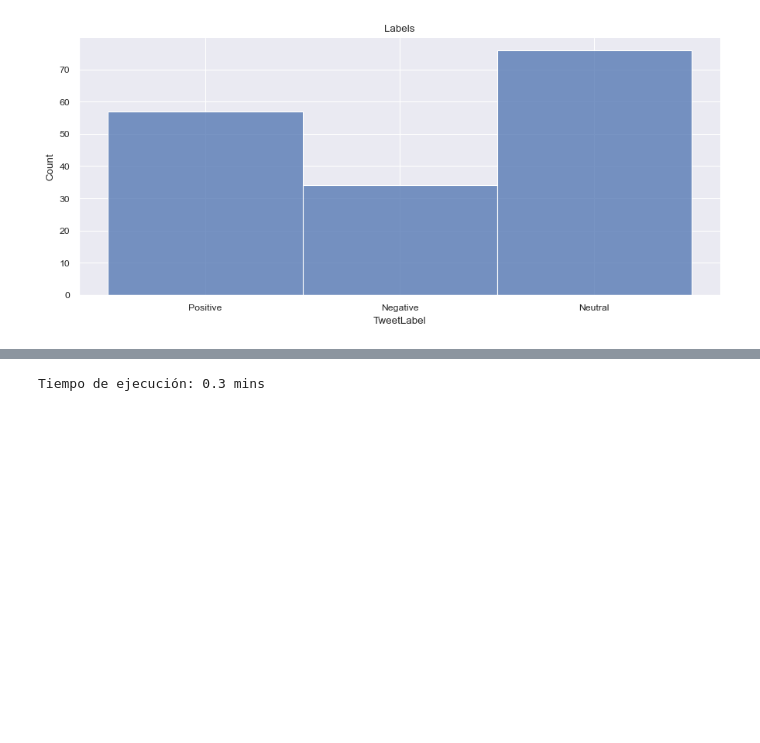
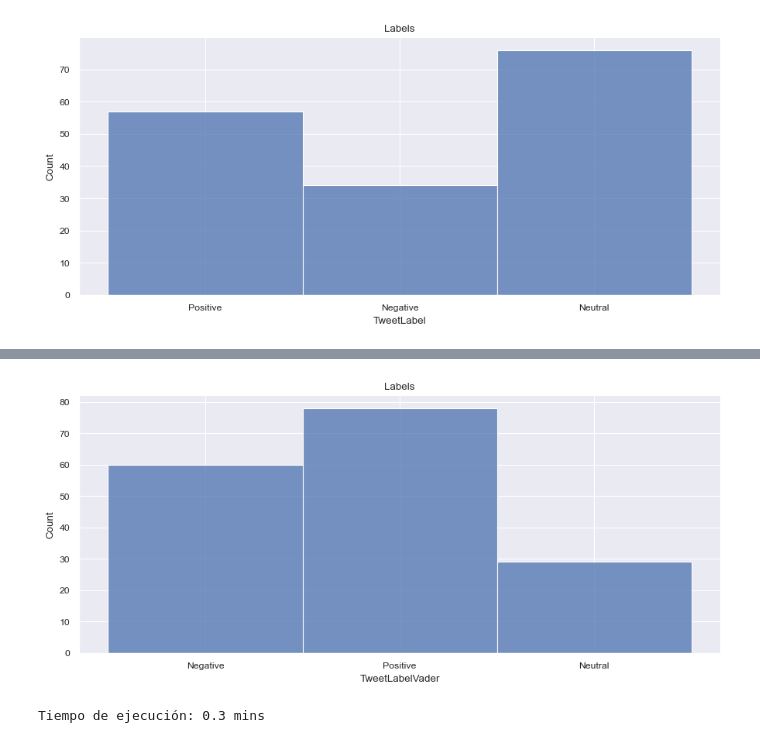
Before and after one commit to AlxdrDns/Natural-Language-Processing, a Jupyter notebook: analisisSentimientoTweets.ipynb, the cells around one changed output, grey strips where cells are left out. Saved outputs shown, nothing was run; the diff lists cells and outputs as text; code cells hidden in the pictures; blank space fills up the shorter version.

```diff
--- a/analisisSentimientoTweets.ipynb
+++ b/analisisSentimientoTweets.ipynb
@@ -98,0 +150,2 @@ plt.show()
+# %%
+df['TweetLabelVader'] = df['VaderCompound'].apply(lambda x: 'Negative' if x < 0 else ('Neutral' if x == 0 else 'Positive'))
@@ -99,3 +168,13 @@ plt.show()
+# %%
+import seaborn as sns
+import matplotlib.pyplot as plt
+
+sns.set_theme()
+sns.set_context("paper")
+sns.displot(df['TweetLabelVader'], height=4, aspect=9/4).set(title="Labels")
+plt.show()
+# %% [output]
+[figure, added]
 # %%
 import re # Procesamiento de Texto
 from collections import defaultdict
```
Also changed, not shown: parts of 9 cells of this notebook.
